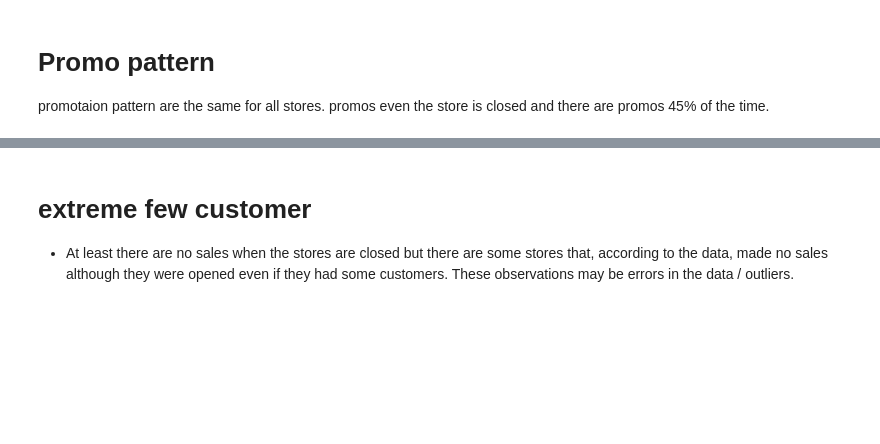
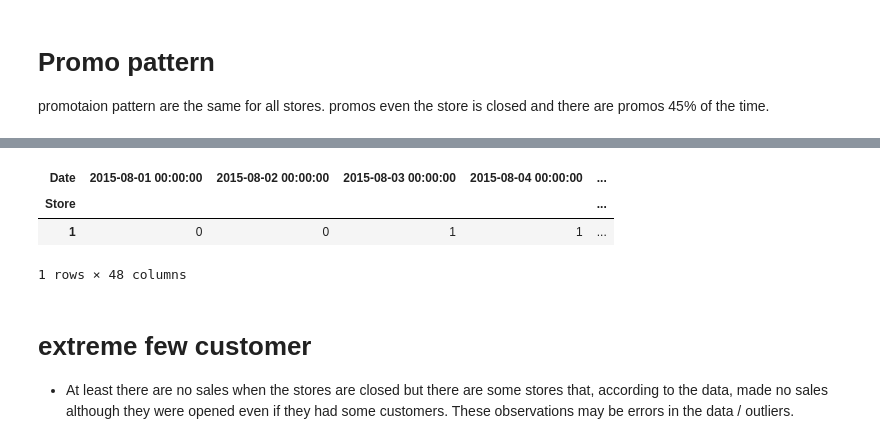
Before and after one commit to superChing/Kaggle-Rossmann-Store, a Jupyter notebook: explore train.ipynb, the cells around one changed output, grey strips where cells are left out. Cells and saved outputs as stored; diff of their text form; code cells hidden in the pictures; blank space fills up the shorter version.

```diff
--- a/explore train.ipynb
+++ b/explore train.ipynb
@@ -194,3 +207,11 @@ promotaion pattern are the same for all stores --- 12345 every 2 weeks
+# %%
+x=test.set_index(['Date','Store'])['Promo'].unstack(level='Store')
+x.T.drop_duplicates()
+# %% [output]
+| Date | 2015-08-01 00:00:00 | 2015-08-02 00:00:00 | 2015-08-03 00:00:00 | 2015-08-04 00:00:00 | ... |
+| Store |  |  |  |  | ... |
+| 1 | 0 | 0 | 1 | 1 | ... |
+1 rows × 48 columns
 # %% [markdown]
 # extreme few customer
 - At least there are no sales when the stores are closed but there are some stores that, according to the data, made no sales although they were opened even if they had some customers. These observations may be errors in the data / outliers.
```
Also changed, not shown: parts of 8 cells of this notebook.
